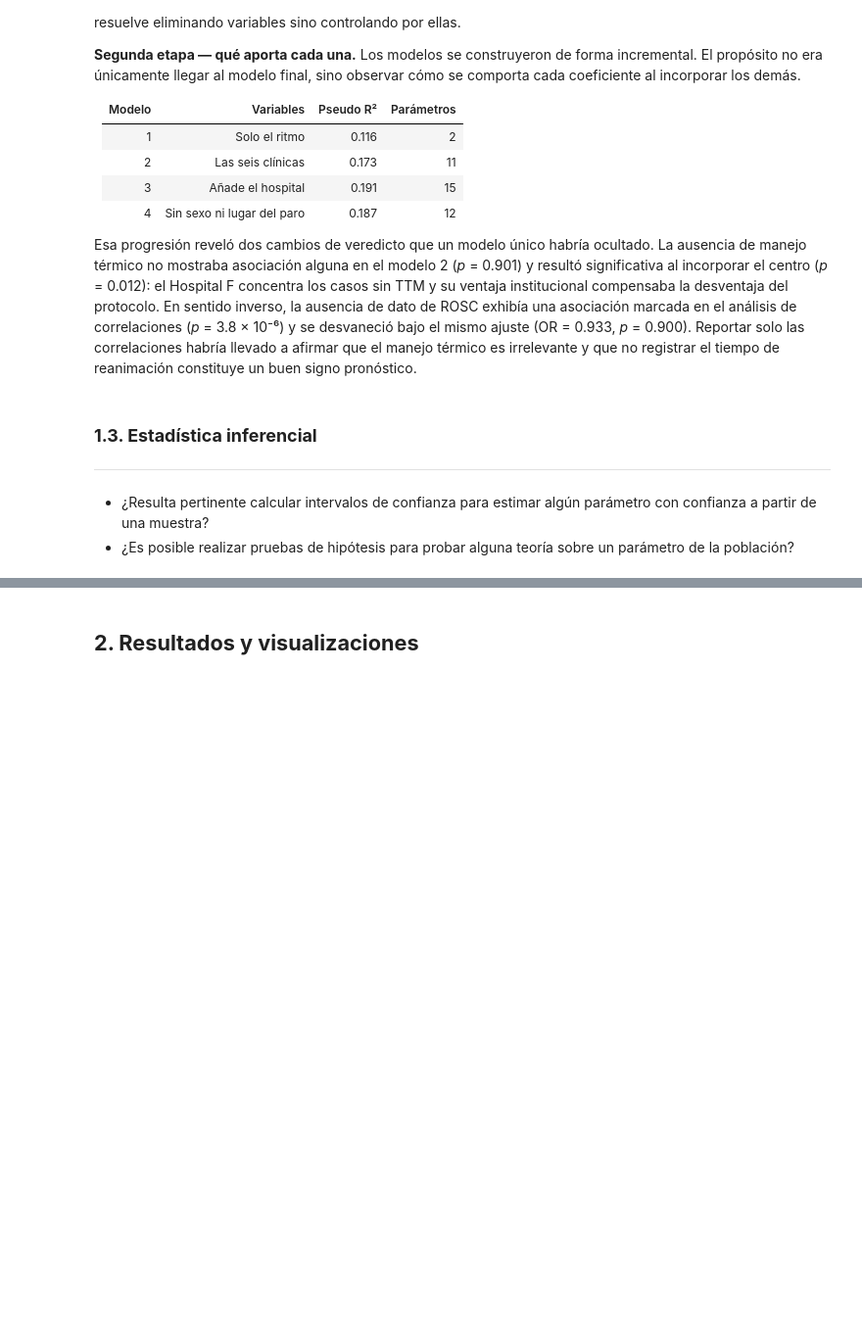
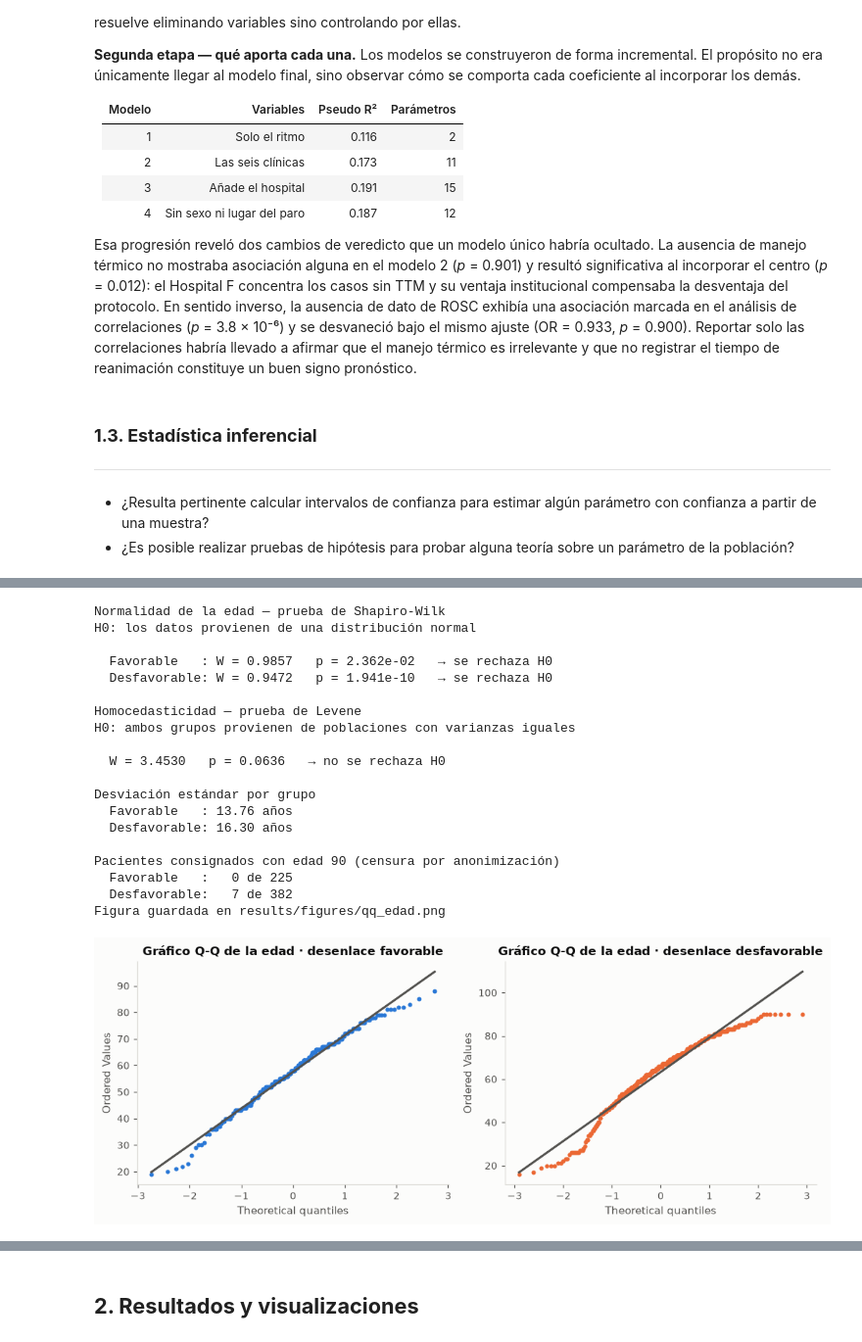
Before and after one commit to AlejandraJaramillo19/mlda-project_, a Jupyter notebook: notebooks/04_data_analysis/04_data_analysis.ipynb, the cells around one changed output, grey strips where cells are left out. Shown at 98% size. Drawn from its saved outputs; the diff is of its cells as text; code cells hidden in the pictures; blank space fills up the shorter version.

```diff
--- a/notebooks/04_data_analysis/04_data_analysis.ipynb
+++ b/notebooks/04_data_analysis/04_data_analysis.ipynb
@@ -1893,0 +1541,12 @@ La ausencia de significación en `TTM_cat` y `OHCA` tampoco equivale a ausencia
+# %%
+fav   = (clinical["Outcome"].astype(str) == "Good")
+ritmo = clinical["Shockable Rhythm"].astype(str)
+
+edad_fav  = clinical.loc[fav,  "Age"].dropna().to_numpy()
+edad_desf = clinical.loc[~fav, "Age"].dropna().to_numpy()
+
+print("Edad media según desenlace — IC 95 % (distribución t de Student)\n")
+for nombre, x in [("Favorable   ", edad_fav), ("Desfavorable", edad_desf)]:
+    limite_inferior, limite_superior = sm.stats.DescrStatsW(x).tconfint_mean(alpha=0.05)
+    print(f"  {nombre}: media = {x.mean():5.2f} años   "
+          f"IC 95 % = ({limite_inferior:.2f}, {limite_superior:.2f})   n = {len(x)}")
@@ -1893,0 +1633,54 @@ La ausencia de significación en `TTM_cat` y `OHCA` tampoco equivale a ausencia
+# %%
+print("Normalidad de la edad — prueba de Shapiro-Wilk")
+print("H0: los datos provienen de una distribución normal\n")
+for nombre, x in [("Favorable   ", edad_fav), ("Desfavorable", edad_desf)]:
+    w, p_valor = stats.shapiro(x)
+    decision = "se rechaza H0" if p_valor < 0.05 else "no se rechaza H0"
+    print(f"  {nombre}: W = {w:.4f}   p = {p_valor:.3e}   → {decision}")
+
+print("\nHomocedasticidad — prueba de Levene")
+print("H0: ambos grupos provienen de poblaciones con varianzas iguales\n")
+lev, p_lev = stats.levene(edad_fav, edad_desf)
+decision = "se rechaza H0" if p_lev < 0.05 else "no se rechaza H0"
+print(f"  W = {lev:.4f}   p = {p_lev:.4f}   → {decision}")
+
+print("\nDesviación estándar por grupo")
+print(f"  Favorable   : {edad_fav.std(ddof=1):.2f} años")
+print(f"  Desfavorable: {edad_desf.std(ddof=1):.2f} años")
+
+print("\nPacientes consignados con edad 90 (censura por anonimización)")
+for nombre, x in [("Favorable   ", edad_fav), ("Desfavorable", edad_desf)]:
+    print(f"  {nombre}: {(x == 90).sum():3d} de {len(x)}")
+
+fig, ejes = plt.subplots(1, 2, figsize=(9.5, 3.8))
+for ax, (nombre, x) in zip(ejes, [("favorable", edad_fav), ("desfavorable", edad_desf)]):
+    stats.probplot(x, plot=ax)
+    ax.set_title(f"Gráfico Q-Q de la edad · desenlace {nombre}", fontsize=11)
+    ax.get_lines()[0].set_markerfacecolor(FAVORABLE if nombre == "favorable" else DESFAVORABLE)
+    ax.get_lines()[0].set_markeredgecolor("none")
+    ax.get_lines()[0].set_markersize(4)
+    ax.get_lines()[1].set_color(TINTA_2)
+fig.tight_layout()
+guardar(fig, "qq_edad")
+plt.show()
+# %% [output]
+Normalidad de la edad — prueba de Shapiro-Wilk
+H0: los datos provienen de una distribución normal
+
+  Favorable   : W = 0.9857   p = 2.362e-02   → se rechaza H0
+  Desfavorable: W = 0.9472   p = 1.941e-10   → se rechaza H0
+
+Homocedasticidad — prueba de Levene
+H0: ambos grupos provienen de poblaciones con varianzas iguales
+
+  W = 3.4530   p = 0.0636   → no se rechaza H0
+
+Desviación estándar por grupo
+  Favorable   : 13.76 años
+  Desfavorable: 16.30 años
+
+Pacientes consignados con edad 90 (censura por anonimización)
+  Favorable   :   0 de 225
+  Desfavorable:   7 de 382
+Figura guardada en results/figures/qq_edad.png
+[figure, added]
```
Also changed, not shown: parts of 62 cells of this notebook.
